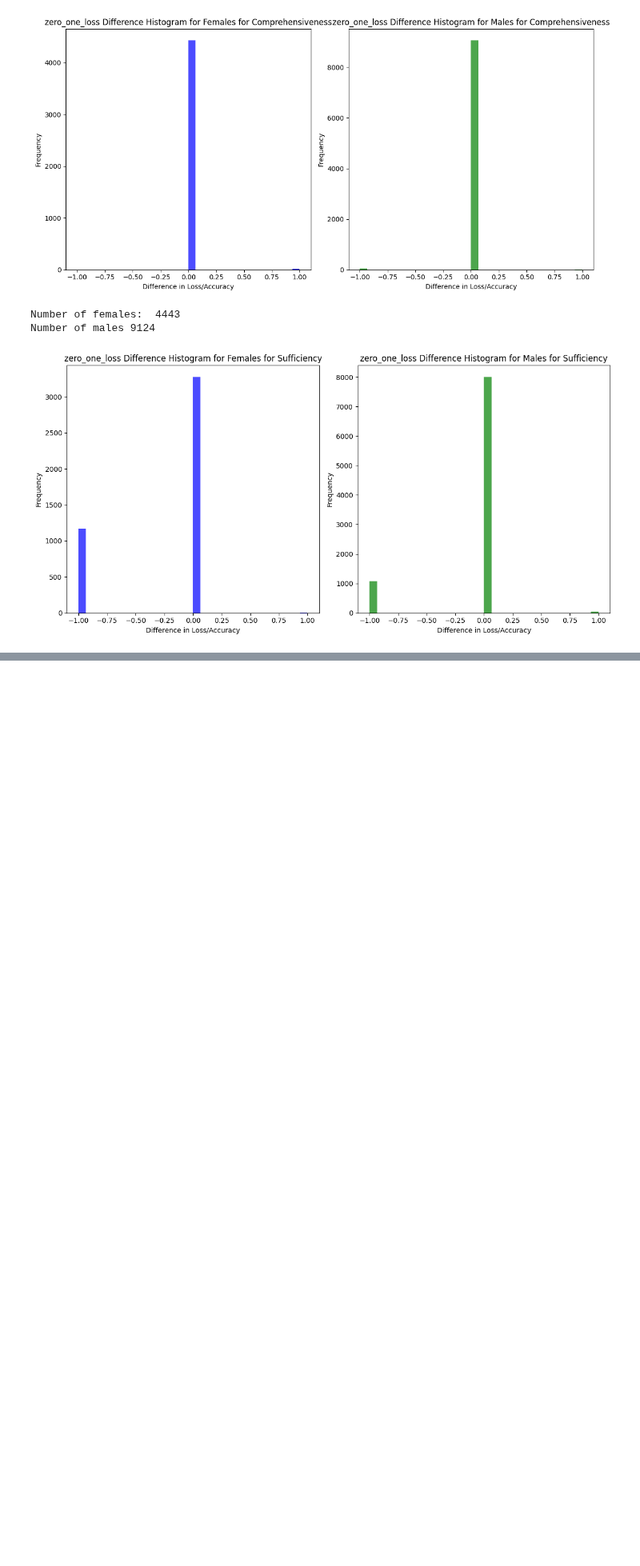
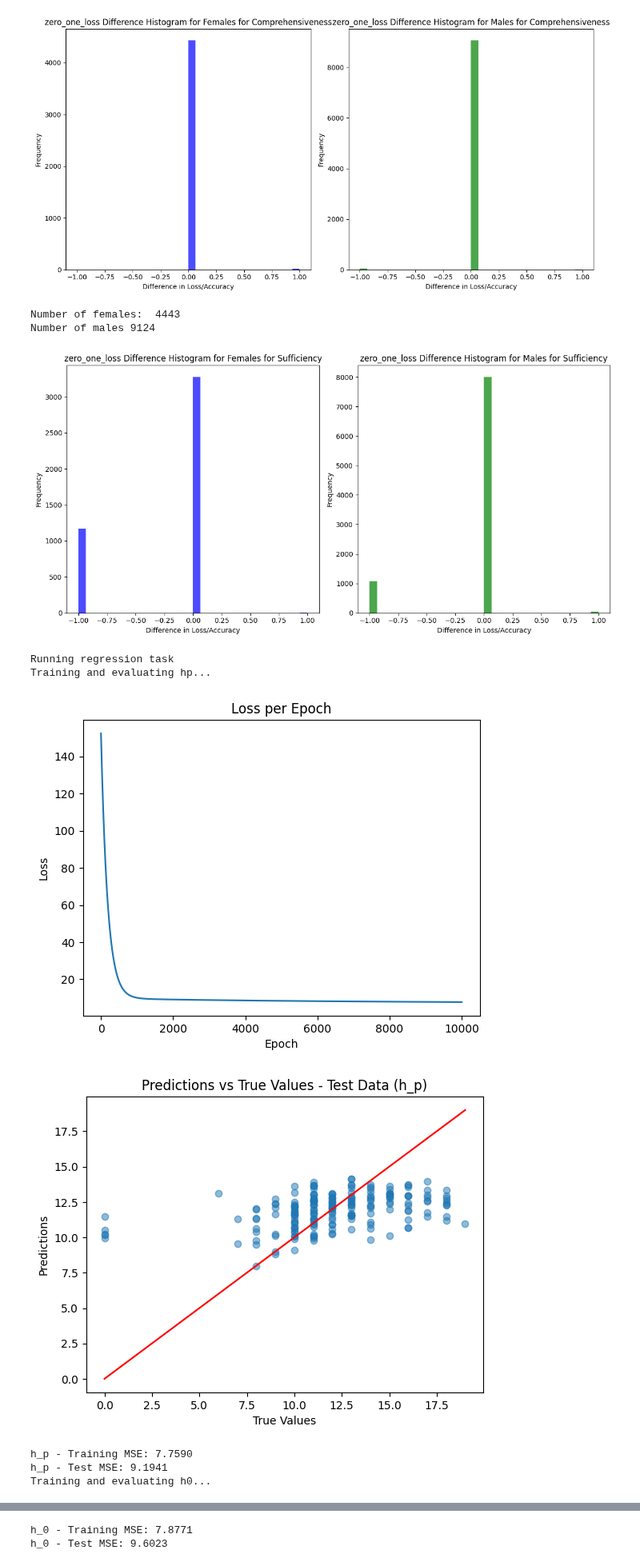
Before and after one commit to geometric-intelligence/proteo, a Jupyter notebook: proteo/toy_examples_fid.ipynb, the cells around one changed output, grey strips where cells are left out. Shown at 80% size. Cells and saved outputs as stored; diff of their text form; code cells hidden in the pictures; blank space fills up the shorter version.

Commit message:
adding code for regression model

```diff
--- a/proteo/toy_examples_fid.ipynb
+++ b/proteo/toy_examples_fid.ipynb
@@ -103,7 +122,7 @@ class LinearRegressionModel(nn.Module):
         return self.linear(x)  # No activation function here for regression
 
 # Training the linear regression model
-def train_regression_model(X_train, y_train, input_dim, lr=0.1, epochs=10000):
+def train_regression_model(X_train, y_train, input_dim, lr=0.0001, epochs=10000):
     model = LinearRegressionModel(input_dim)
     criterion = nn.MSELoss()  # Mean squared error for regression
     optimizer = optim.SGD(model.parameters(), lr=lr)
@@ -144,7 +163,7 @@ Train and Evaluate generic (h_0) and personalized (h_p) models
 #################### Main Workflow ####################
 def train_and_evaluate_model(task_type):
     # Step 1: Fetch, clean, and preprocess data
-    X_encoded, y_cleaned = fetch_and_clean_adult_data(task_type)
+    X_encoded, y_cleaned = fetch_and_clean_data(task_type)
 
     # Step 2: Split the data into training and testing sets
     X_train_hp, X_test_hp, y_train, y_test = train_test_split(X_encoded, y_cleaned, test_size=0.3, random_state=42)
@@ -456,0 +476,12 @@ X_train_hp, X_test_hp, y_train, y_test, X_train_h0, X_test_h0, model_hp, model_h
+# %%
+task_type = 'regression'
+# Train and evaluate the models
+X_train_hp_reg, X_test_hp_reg, y_train_reg, y_test_reg, X_train_h0_reg, X_test_h0_reg, model_hp_reg, model_h0_reg = train_and_evaluate_model(task_type)
+# %% [output]
+Running regression task
+Training and evaluating hp...
+[figure, added]
+[figure, added]
+h_p - Training MSE: 7.7590
+h_p - Test MSE: 9.1941
+Training and evaluating h0...
@@ -456,0 +490,2 @@ X_train_hp, X_test_hp, y_train, y_test, X_train_h0, X_test_h0, model_hp, model_h
+h_0 - Training MSE: 7.8771
+h_0 - Test MSE: 9.6023
```
Also changed, not shown: parts of 8 cells of this notebook.
